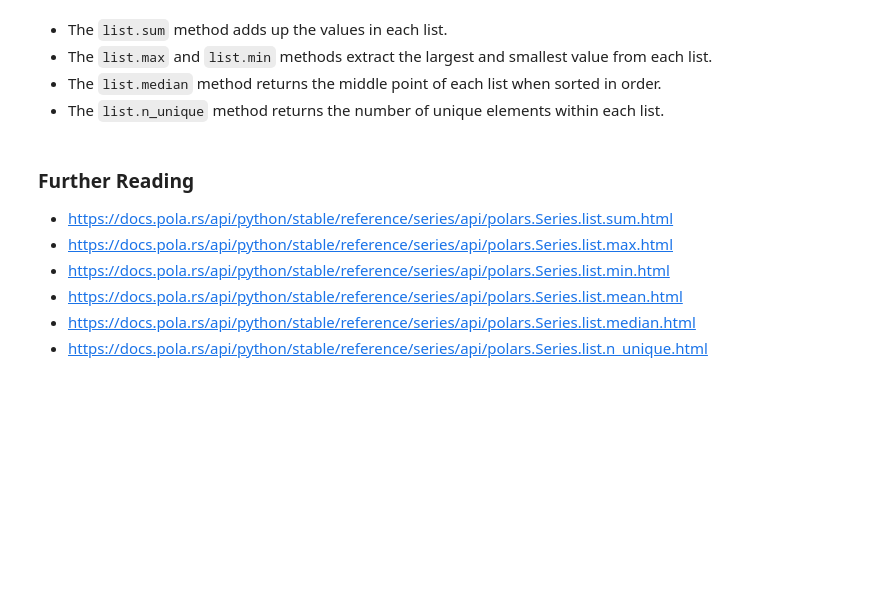
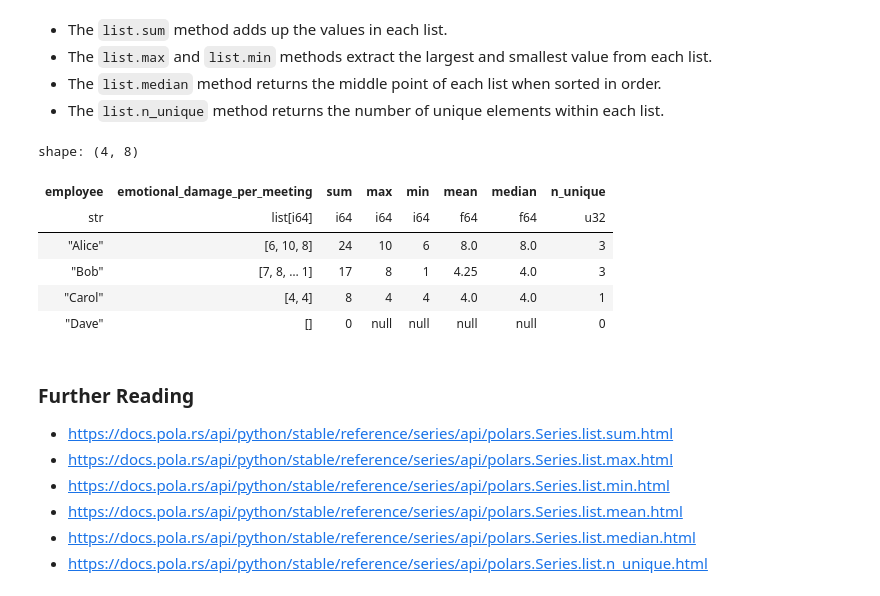
Before and after one commit to yaowenqiang/Data-Analysis-with-Polars-and-Python, a Jupyter notebook: incomplete/10 - Arrays and Lists.ipynb, the cells around one changed output. Drawn from its saved outputs; the diff is of its cells as text; code cells hidden in the pictures; blank space fills up the shorter version.

Commit message:
add arrays and lists notes

```diff
--- a/incomplete/10 - Arrays and Lists.ipynb
+++ b/incomplete/10 - Arrays and Lists.ipynb
@@ -125,3 +432,16 @@
 - Polars will invoke the operation on every row/list within a column.
 - Polars may truncate the display of list elements if the list is long.
 - The ellipses (`...`) marks a gap in the list.
+# %%
+work = pl.DataFrame(
+    {
+        "employee": ["Alice", "Bob", "Carol", "Dave"],
+        "emotional_damage_per_meeting": [
+            [6, 10, 8],
+            [7, 8, 1, 1],
+            [4, 4],
+            [],
+        ],
+    }
+)
+work
@@ -130,6 +458,23 @@
 - The `list.max` and `list.min` methods extract the largest and smallest value from each list.
 - The `list.median` method returns the middle point of each list when sorted in order.
 - The `list.n_unique` method returns the number of unique elements within each list.
+# %%
+work.with_columns(
+    pl.col("emotional_damage_per_meeting").list.sum().alias("sum"),
+    pl.col("emotional_damage_per_meeting").list.max().alias("max"),
+    pl.col("emotional_damage_per_meeting").list.min().alias("min"),
+    pl.col("emotional_damage_per_meeting").list.mean().alias("mean"),
+    pl.col("emotional_damage_per_meeting").list.median().alias("median"),
+    pl.col("emotional_damage_per_meeting").list.n_unique().alias("n_unique"),
+)
+# %% [output]
+shape: (4, 8)
+| employee | emotional_damage_per_meeting | sum | max | min | mean | median | n_unique |
+| str | list[i64] | i64 | i64 | i64 | f64 | f64 | u32 |
+| "Alice" | [6, 10, 8] | 24 | 10 | 6 | 8.0 | 8.0 | 3 |
+| "Bob" | [7, 8, … 1] | 17 | 8 | 1 | 4.25 | 4.0 | 3 |
+| "Carol" | [4, 4] | 8 | 4 | 4 | 4.0 | 4.0 | 1 |
+| "Dave" | [] | 0 | null | null | null | null | 0 |
 # %% [markdown]
 ### Further Reading
 - https://docs.pola.rs/api/python/stable/reference/series/api/polars.Series.list.sum.html
```
Also changed, not shown: parts of 45 cells of this notebook.
